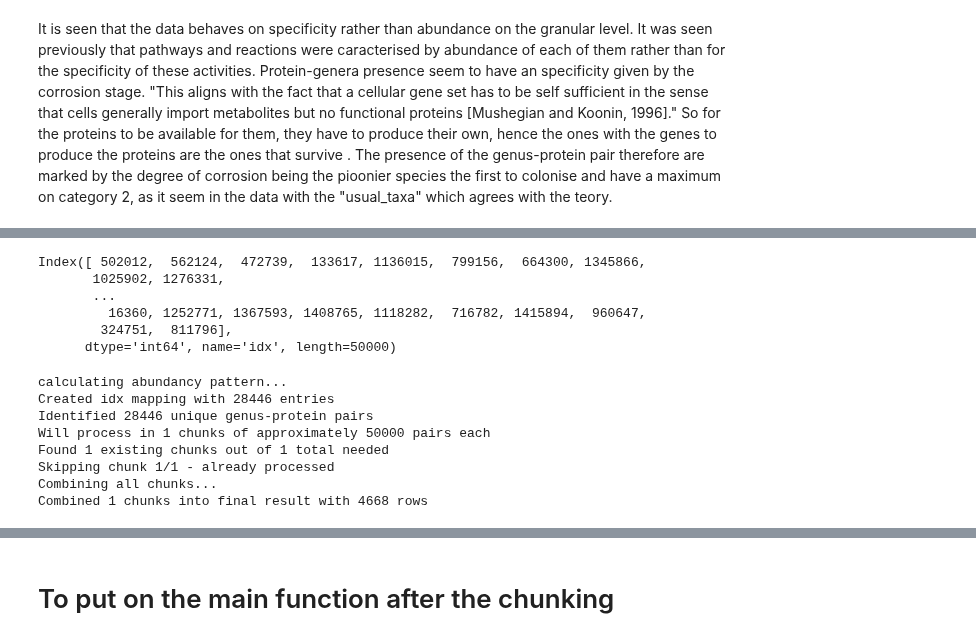
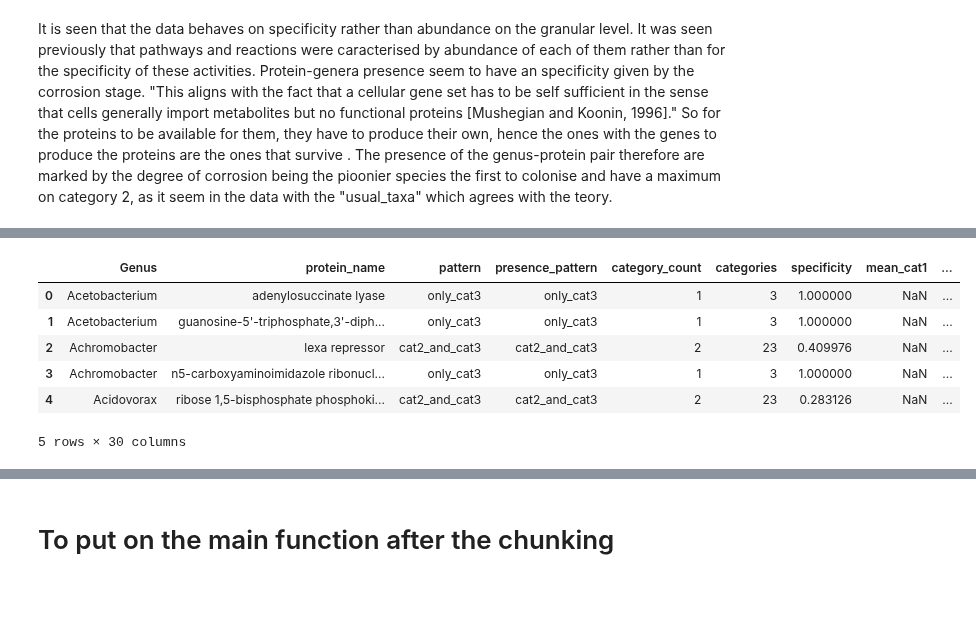
Before and after one commit to MagicAlex238/2_Micro, a Jupyter notebook: 6_picrust_functional.ipynb, the cells around one changed output, grey strips where cells are left out. Drawn from its saved outputs; the diff is of its cells as text; code cells hidden in the pictures; blank space fills up the shorter version.

```diff
--- a/6_picrust_functional.ipynb
+++ b/6_picrust_functional.ipynb
@@ -4733,7 +4637,7 @@ plt.show()
 # %% [markdown]
 It is seen that the data behaves on specificity rather than abundance on the granular level. It was seen previously that pathways and reactions were caracterised by abundance of each of them rather than for the specificity of these activities. Protein-genera presence seem to have an specificity given by the corrosion stage. "This aligns with the fact that a cellular gene set has to be self sufficient in the sense that cells generally import metabolites but no functional proteins [Mushegian and Koonin, 1996]." So for the proteins to be available for them, they have to produce their own, hence the ones with the genes to produce the proteins are the ones that survive . The presence of the genus-protein pair therefore are marked by the degree of corrosion being the pioonier species the first to colonise and have a maximum on category 2, as it seem in the data with the "usual_taxa" which agrees with the teory.
 # %%
-def perform_abundance_analysis(base_matrix, eccontri_df, alpha=0.05, n_jobs=-1):
+def perform_abundance_analysis(base_matrix, alpha=0.05, n_jobs=-1):
     """
     Performs analysis on protein-genus pairs focusing on category-specific patterns.
 
@@ -4803,8 +4707,7 @@ def perform_abundance_analysis(base_matrix, eccontri_df, alpha=0.05, n_jobs=-1):
 
         pivot_row = category_pivot[
             (category_pivot['Genus'] == genus) &
-            (category_pivot['protein_name'] == protein)
-        ]
+            (category_pivot['protein_name'] == protein)]
 
         if pivot_row.empty:
             return None
@@ -4838,8 +4741,7 @@ def perform_abundance_analysis(base_matrix, eccontri_df, alpha=0.05, n_jobs=-1):
                     sites_with_pair = base_matrix[
                         (base_matrix['Genus'] == genus) &
                         (base_matrix['protein_name'] == protein) &
-                        (base_matrix['Category'] == cat)
-                    ]['Sites'].nunique()
+                        (base_matrix['Category'] == cat)]['Sites'].nunique()
 
                     cat_stats[f"prevalence_cat{cat}"] = sites_with_pair / samples_per_category[cat]
                 else:
@@ -4919,15 +4821,12 @@ def perform_abundance_analysis(base_matrix, eccontri_df, alpha=0.05, n_jobs=-1):
             'category_count': len(present_cats),
             'categories': category_str,
             'specificity': specificity,
-            **cat_stats,
-        }
+            **cat_stats}
 
         return result
 
     # Process all pairs using parallel processing
-    results = Parallel(n_jobs=n_jobs)(
-        delayed(process_pair)(row)
-        for _, row in pairs.iterrows())
+    results = Parallel(n_jobs=n_jobs)(delayed(process_pair)(row) for _, row in pairs.iterrows())
 
     print(f"Generated {len(results)} valid results")
 
@@ -4986,10 +4885,7 @@ def perform_abundance_analysis(base_matrix, eccontri_df, alpha=0.05, n_jobs=-1):
         results_df.loc[high_prevalence_mask & cat_specific_mask, 'significant'] = True
 
     # Create a dictionary with category statistics
-    category_stats = {
-        'total_pairs': len(results_df),
-        'significant_pairs': sum(results_df['significant'])
-    }
+    category_stats = {'total_pairs': len(results_df), 'significant_pairs': sum(results_df['significant'])    }
 
     # Add pattern counts to stats
     if 'pattern' in results_df.columns:
@@ -5000,6 +4896,6 @@ def perform_abundance_analysis(base_matrix, eccontri_df, alpha=0.05, n_jobs=-1):
 
     return results_df, category_stats
 # %%
-results_df, category_stats = perform_abundance_analysis(base_matrix, sample_contri, alpha=0.05, n_jobs=-1)
+pattern_result, category_stats = perform_abundance_analysis(base_matrix, alpha=0.05, n_jobs=-1)
 # %% [output]
 Found 3 categories: [1, 2, 3]
@@ -5115,23 +5083,0 @@ def process_in_resumable_chunks(base_matrix, output_dir, eccontri_df, chunk_size
-# %%
-sample_contri.index
-# %% [output]
-Index([ 502012,  562124,  472739,  133617, 1136015,  799156,  664300, 1345866,
-       1025902, 1276331,
-       ...
-         16360, 1252771, 1367593, 1408765, 1118282,  716782, 1415894,  960647,
-        324751,  811796],
-      dtype='int64', name='idx', length=50000)
-# %%
-    # Reshape data for analysis and calculate abundance matrix
-    print("calculating abundancy pattern...")
-    output_dir = "pattern_analysis_results"
-    pattern_df = process_in_resumable_chunks(base_matrix,  output_dir, sample_contri, chunk_size=50000)
-# %% [output]
-calculating abundancy pattern...
-Created idx mapping with 28446 entries
-Identified 28446 unique genus-protein pairs
-Will process in 1 chunks of approximately 50000 pairs each
-Found 1 existing chunks out of 1 total needed
-Skipping chunk 1/1 - already processed
-Combining all chunks...
-Combined 1 chunks into final result with 4668 rows
@@ -5140,2 +5084,11 @@ pattern_df = results_df.copy()
 # %%
-pattern_df = pattern_df.drop(columns="index", axis= 1)
+pattern_result= pattern_result.drop(columns=["index"], axis=1)
+pattern_result.head()
+# %% [output]
+|  | Genus | protein_name | pattern | presence_pattern | category_count | categories | specificity | mean_cat1 | ... |
+| 0 | Acetobacterium | adenylosuccinate lyase | only_cat3 | only_cat3 | 1 | 3 | 1.000000 | NaN | ... |
+| 1 | Acetobacterium | guanosine-5'-triphosphate,3'-diph... | only_cat3 | only_cat3 | 1 | 3 | 1.000000 | NaN | ... |
+| 2 | Achromobacter | lexa repressor | cat2_and_cat3 | cat2_and_cat3 | 2 | 23 | 0.409976 | NaN | ... |
+| 3 | Achromobacter | n5-carboxyaminoimidazole ribonucl... | only_cat3 | only_cat3 | 1 | 3 | 1.000000 | NaN | ... |
+| 4 | Acidovorax | ribose 1,5-bisphosphate phosphoki... | cat2_and_cat3 | cat2_and_cat3 | 2 | 23 | 0.283126 | NaN | ... |
+5 rows × 30 columns
```
Also changed, not shown: parts of 46 cells of this notebook.
